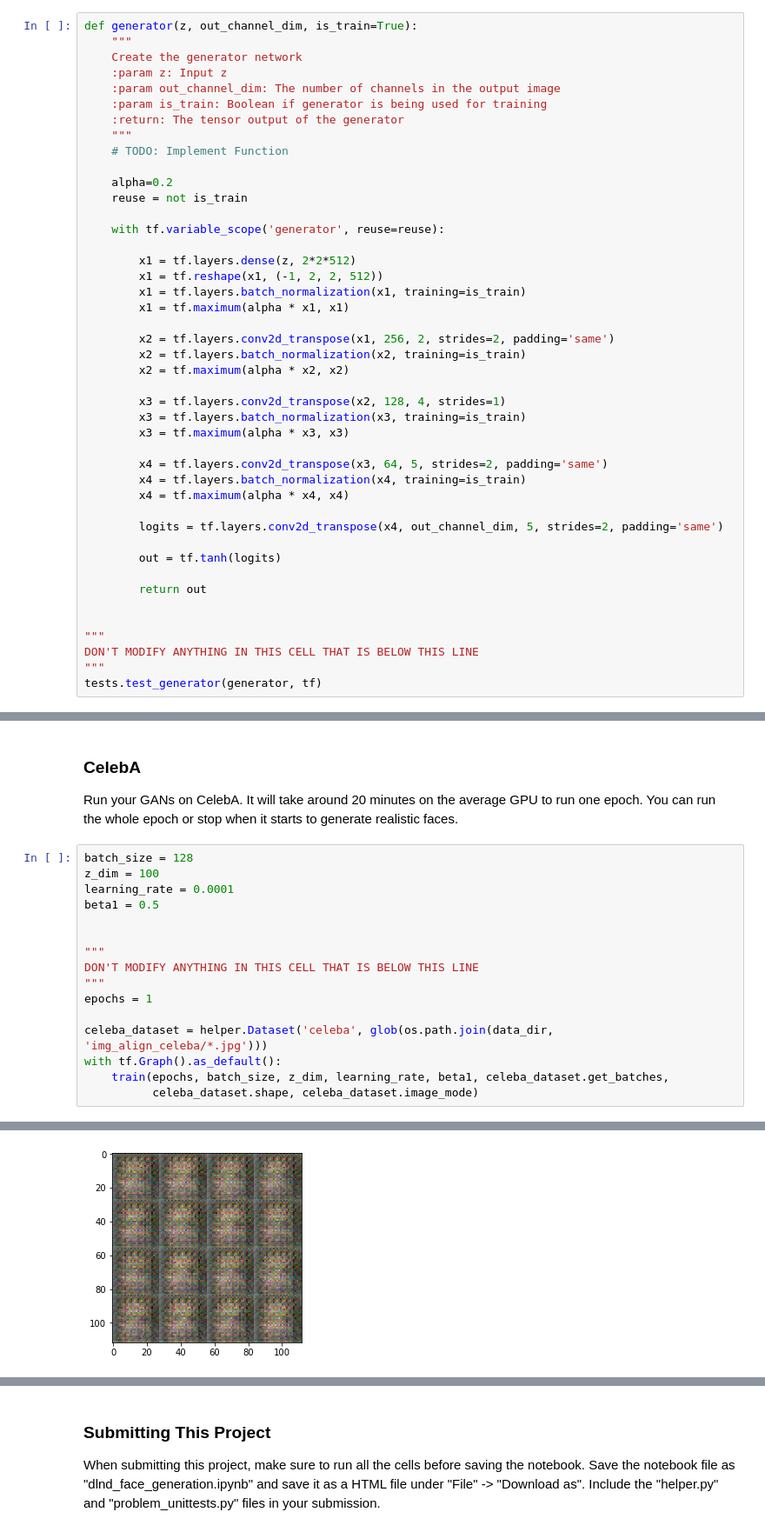
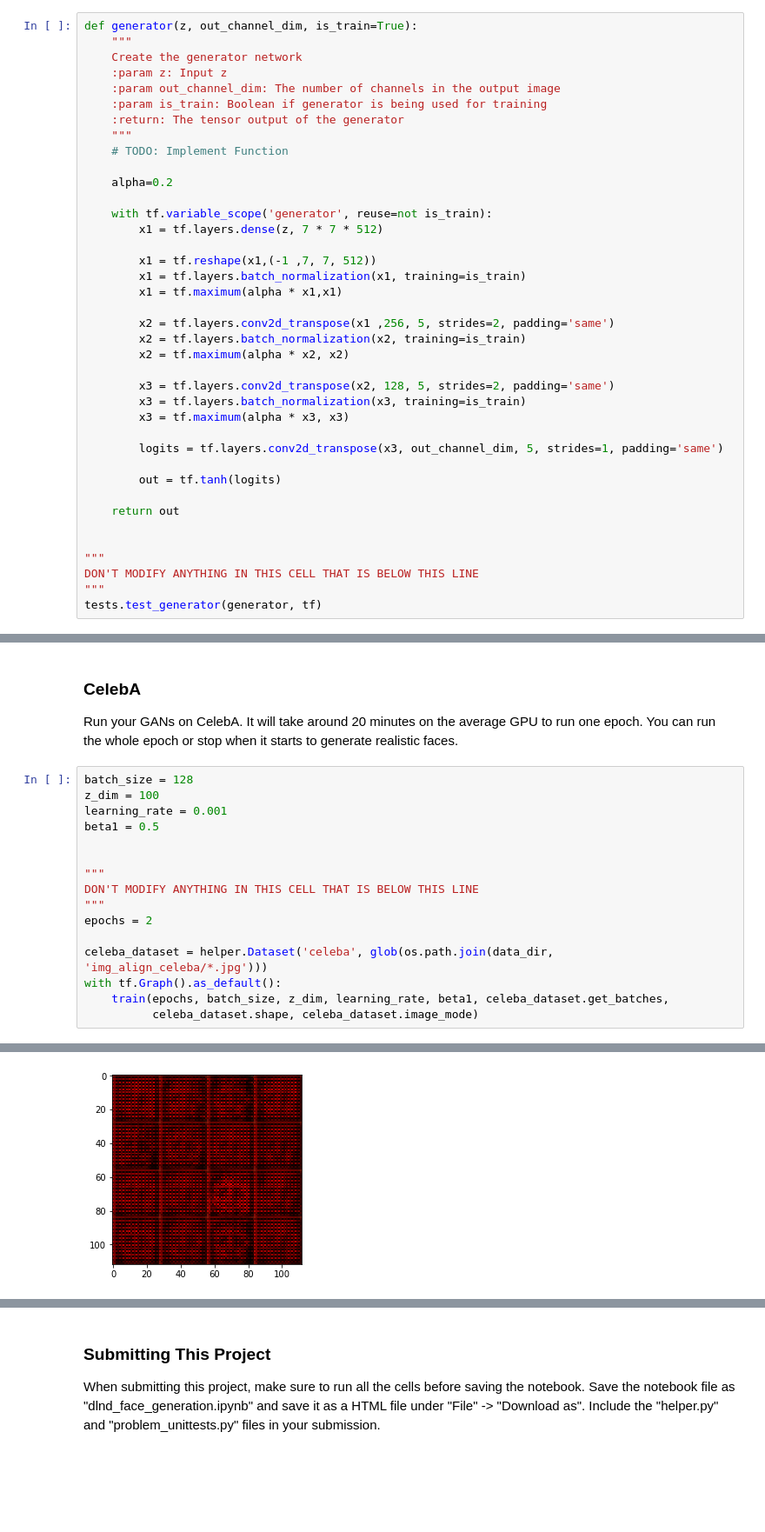
Before and after one commit to heidtjoh/deep-learning-nanodegree, a Jupyter notebook: Face Generation/dlnd_face_generation.ipynb, the cells around one changed output, grey strips where cells are left out. Shown at 87% size. Saved outputs shown, nothing was run; the diff lists cells and outputs as text; blank space fills up the shorter version.

```diff
--- a/Face Generation/dlnd_face_generation.ipynb
+++ b/Face Generation/dlnd_face_generation.ipynb
@@ -195,32 +190,27 @@ def generator(z, out_channel_dim, is_train=True):
     # TODO: Implement Function
 
     alpha=0.2
-    reuse = not is_train
 
-    with tf.variable_scope('generator', reuse=reuse):
+    with tf.variable_scope('generator', reuse=not is_train):
+        x1 = tf.layers.dense(z, 7 * 7 * 512)
 
-        x1 = tf.layers.dense(z, 2*2*512)
-        x1 = tf.reshape(x1, (-1, 2, 2, 512))
+        x1 = tf.reshape(x1,(-1 ,7, 7, 512))
         x1 = tf.layers.batch_normalization(x1, training=is_train)
-        x1 = tf.maximum(alpha * x1, x1)
+        x1 = tf.maximum(alpha * x1,x1)
 
-        x2 = tf.layers.conv2d_transpose(x1, 256, 2, strides=2, padding='same')
+        x2 = tf.layers.conv2d_transpose(x1 ,256, 5, strides=2, padding='same')
         x2 = tf.layers.batch_normalization(x2, training=is_train)
         x2 = tf.maximum(alpha * x2, x2)
 
-        x3 = tf.layers.conv2d_transpose(x2, 128, 4, strides=1)
+        x3 = tf.layers.conv2d_transpose(x2, 128, 5, strides=2, padding='same')
         x3 = tf.layers.batch_normalization(x3, training=is_train)
         x3 = tf.maximum(alpha * x3, x3)
 
-        x4 = tf.layers.conv2d_transpose(x3, 64, 5, strides=2, padding='same')
-        x4 = tf.layers.batch_normalization(x4, training=is_train)
-        x4 = tf.maximum(alpha * x4, x4)
-
-        logits = tf.layers.conv2d_transpose(x4, out_channel_dim, 5, strides=2, padding='same')
+        logits = tf.layers.conv2d_transpose(x3, out_channel_dim, 5, strides=1, padding='same')
 
         out = tf.tanh(logits)
 
-        return out
+    return out
 
 
 """
@@ -449,14 +439,14 @@ Run your GANs on CelebA.  It will take around 20 minutes on the average GPU to r
 # %%
 batch_size = 128
 z_dim = 100
-learning_rate = 0.0001
+learning_rate = 0.001
 beta1 = 0.5
 
 
 """
 DON'T MODIFY ANYTHING IN THIS CELL THAT IS BELOW THIS LINE
 """
-epochs = 1
+epochs = 2
 
 celeba_dataset = helper.Dataset('celeba', glob(os.path.join(data_dir, 'img_align_celeba/*.jpg')))
 with tf.Graph().as_default():
@@ -471 +461 @@ Epoch 1/1... Discriminator Loss: 0.1938... Generator Loss: 2.1719
-[figure, old version]
+[figure, new version]
```
Also changed, not shown: parts of 3 cells of this notebook, 2 other files.
